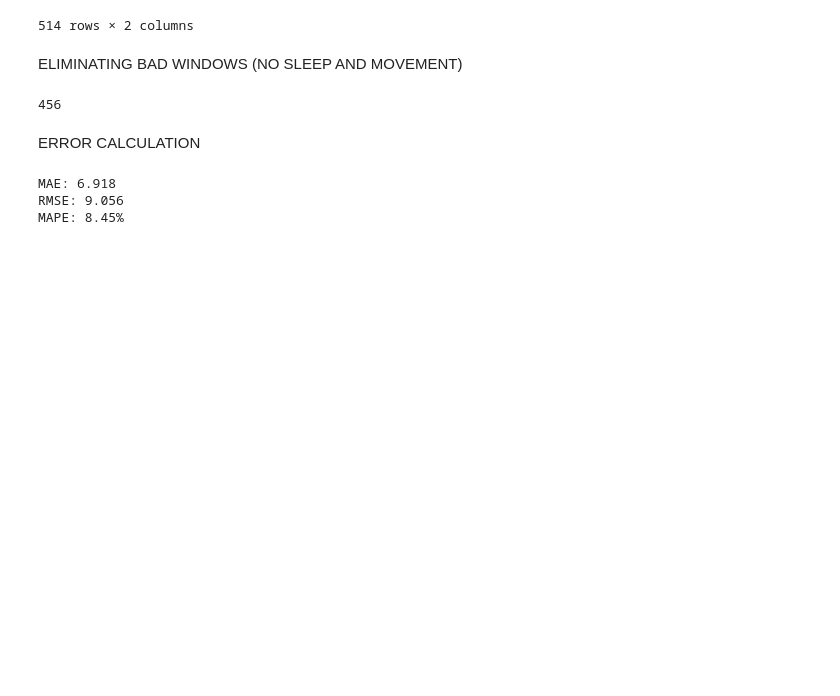
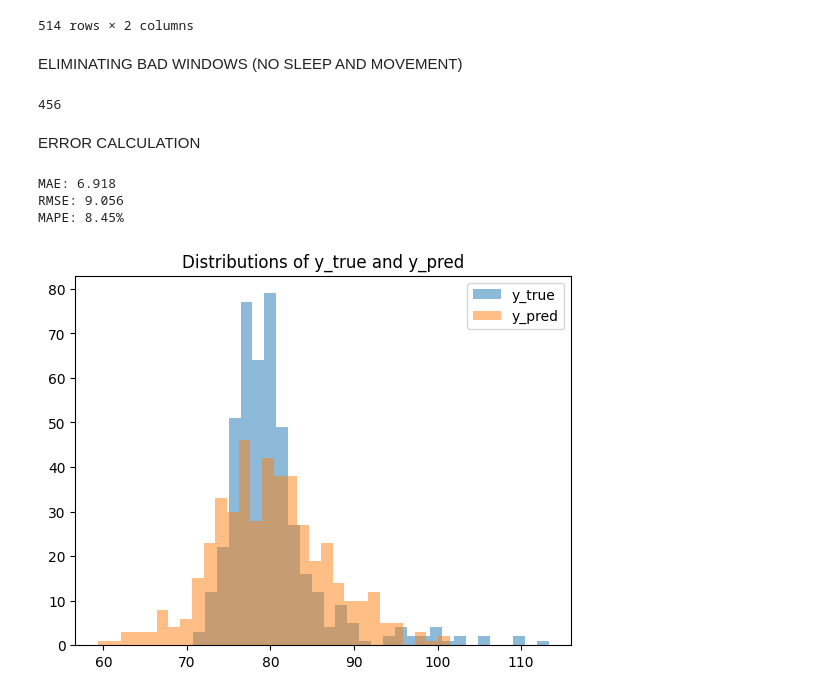
Before and after one commit to Bahey1200022/bcg-project, a Jupyter notebook: sec10.ipynb, the cells around one changed output. Saved outputs shown, nothing was run; the diff lists cells and outputs as text; code cells hidden in the pictures; blank space fills up the shorter version.

```diff
--- a/sec10.ipynb
+++ b/sec10.ipynb
@@ -103,8 +103,8 @@ DATA SAMPLE LOADING
 # %%
 
 #read csv files
-df_bcg= pd.read_csv('/home/bahey/bio_data/dataset/data/03/BCG/03_20231105_BCG.csv')        #### n4 &
-df_heart=pd.read_csv("/home/bahey/bio_data/dataset/data/03/Reference/RR/03_20231105_RR.csv")   #### 1 second one
+df_bcg= pd.read_csv('sample/03_20231105_BCG.csv')        #### n4 &
+df_heart=pd.read_csv("sample/03_20231105_RR.csv")   #### 1 second one
 
 # step 1 :Synchronize BCG and HR DataFrames from the first common time
 bcg_sync, hr_sync = synchronize_bcg_and_hr(df_bcg, df_heart)
@@ -329,3 +329,11 @@ print(f"MAPE: {mape:.2f}%")
 MAE: 6.918
 RMSE: 9.056
 MAPE: 8.45%
+# %%
+plt.hist(y_true, bins=30, alpha=0.5, label='y_true')
+plt.hist(y_pred, bins=30, alpha=0.5, label='y_pred')
+plt.legend()
+plt.title("Distributions of y_true and y_pred")
+plt.show()
+# %% [output]
+[figure, added]
```
Also changed, not shown: parts of 5 cells of this notebook, 2 other files.
